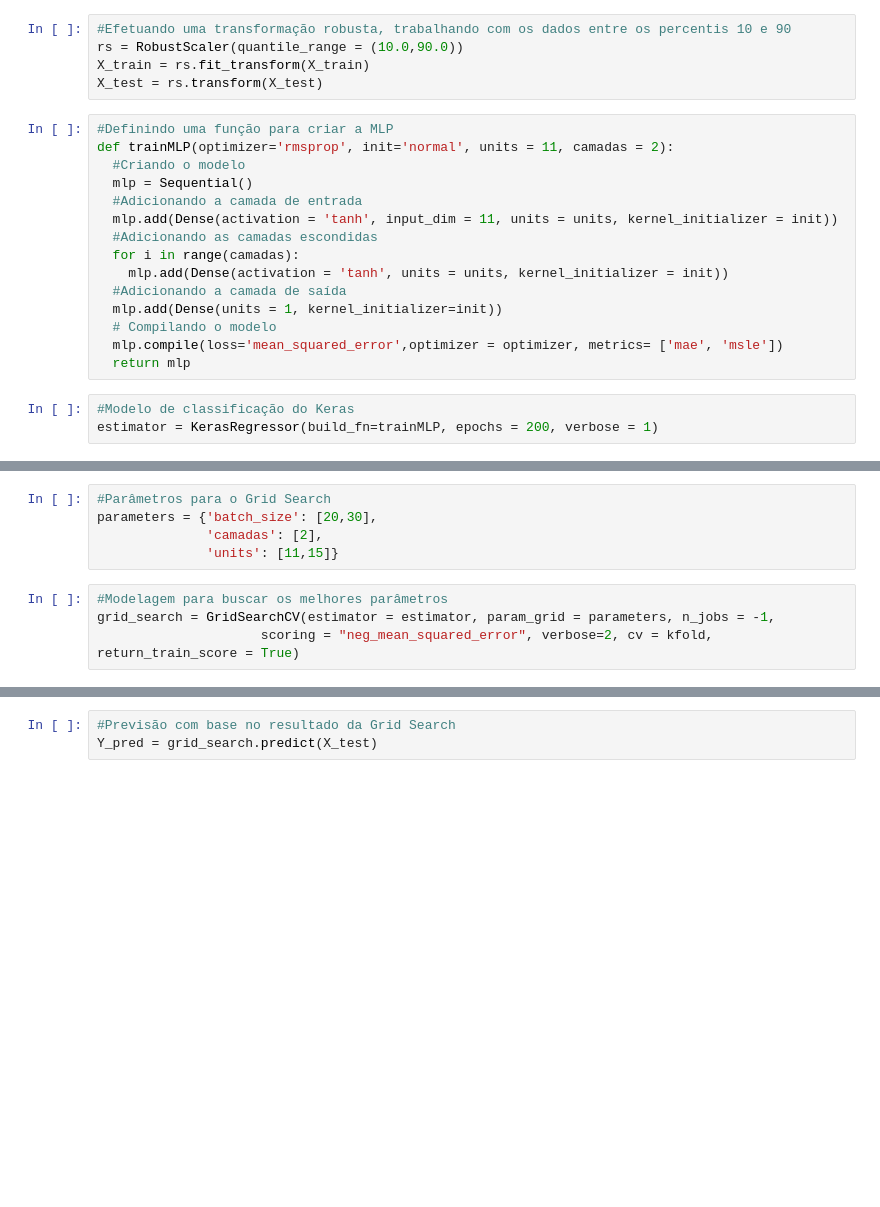
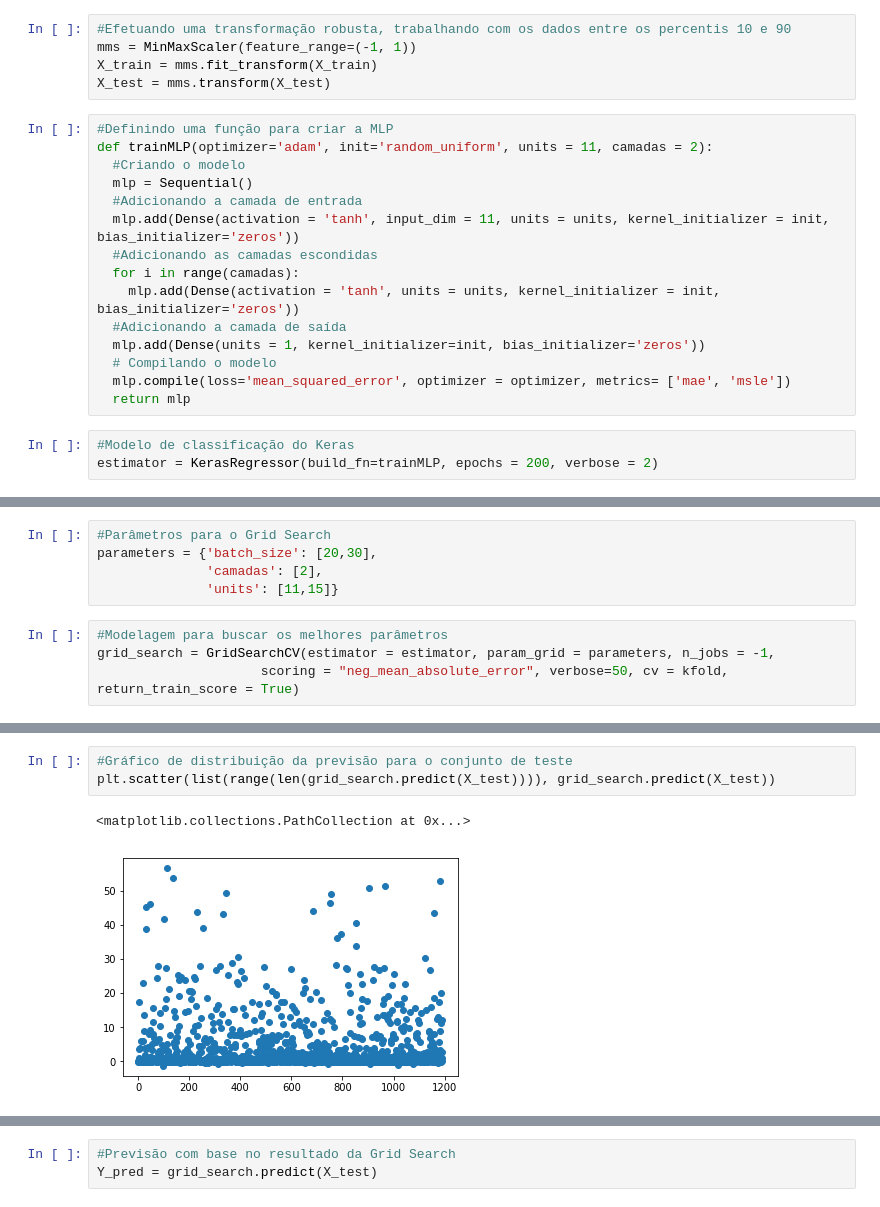
Before and after one commit to gilvandrocesardemedeiros/ClimatePrediction, a Jupyter notebook: Predict_Rain_MLP2.ipynb, the cells around one changed output, grey strips where cells are left out. Saved outputs shown, nothing was run; the diff lists cells and outputs as text; blank space fills up the shorter version.

```diff
--- a/Predict_Rain_MLP2.ipynb
+++ b/Predict_Rain_MLP2.ipynb
@@ -205,26 +211,26 @@ X_train, X_test, Y_train, Y_test = train_test_split(dataSet, prec, test_size = 0
 # %%
 #Efetuando uma transformação robusta, trabalhando com os dados entre os percentis 10 e 90
-rs = RobustScaler(quantile_range = (10.0,90.0))
-X_train = rs.fit_transform(X_train)
-X_test = rs.transform(X_test)
+mms = MinMaxScaler(feature_range=(-1, 1))
+X_train = mms.fit_transform(X_train)
+X_test = mms.transform(X_test)
 # %%
 #Definindo uma função para criar a MLP
-def trainMLP(optimizer='rmsprop', init='normal', units = 11, camadas = 2):
+def trainMLP(optimizer='adam', init='random_uniform', units = 11, camadas = 2):
   #Criando o modelo
   mlp = Sequential()
   #Adicionando a camada de entrada
-  mlp.add(Dense(activation = 'tanh', input_dim = 11, units = units, kernel_initializer = init))
+  mlp.add(Dense(activation = 'tanh', input_dim = 11, units = units, kernel_initializer = init, bias_initializer='zeros'))
   #Adicionando as camadas escondidas
   for i in range(camadas):
-    mlp.add(Dense(activation = 'tanh', units = units, kernel_initializer = init))
+    mlp.add(Dense(activation = 'tanh', units = units, kernel_initializer = init, bias_initializer='zeros'))
   #Adicionando a camada de saída
-  mlp.add(Dense(units = 1, kernel_initializer=init))
+  mlp.add(Dense(units = 1, kernel_initializer=init, bias_initializer='zeros'))
   # Compilando o modelo
-  mlp.compile(loss='mean_squared_error',optimizer = optimizer, metrics= ['mae', 'msle'])
+  mlp.compile(loss='mean_squared_error', optimizer = optimizer, metrics= ['mae', 'msle'])
   return mlp
 # %%
 #Modelo de classificação do Keras
-estimator = KerasRegressor(build_fn=trainMLP, epochs = 200, verbose = 1)
+estimator = KerasRegressor(build_fn=trainMLP, epochs = 200, verbose = 2)
 # %%
 #Criando o objeto para Cross Validation
 kfold = KFold(n_splits=5, shuffle=True, random_state=7)
@@ -236,7 +242,7 @@ parameters = {'batch_size': [20,30],
 # %%
 #Modelagem para buscar os melhores parâmetros
 grid_search = GridSearchCV(estimator = estimator, param_grid = parameters, n_jobs = -1,
-                     scoring = "neg_mean_squared_error", verbose=2, cv = kfold, return_train_score = True)
+                     scoring = "neg_mean_absolute_error", verbose=50, cv = kfold, return_train_score = True)
 # %%
 #Busca pelos melhores parâmetros
 grid_result = grid_search.fit(X_train, Y_train)
@@ -251,0 +283,6 @@ for mean, stdev, param in zip(means, stds, params):
+# %%
+#Gráfico de distribuição da previsão para o conjunto de teste
+plt.scatter(list(range(len(grid_search.predict(X_test)))), grid_search.predict(X_test))
+# %% [output]
+<matplotlib.collections.PathCollection at 0x...>
+[figure, added]
```
Also changed, not shown: parts of 19 cells of this notebook.
